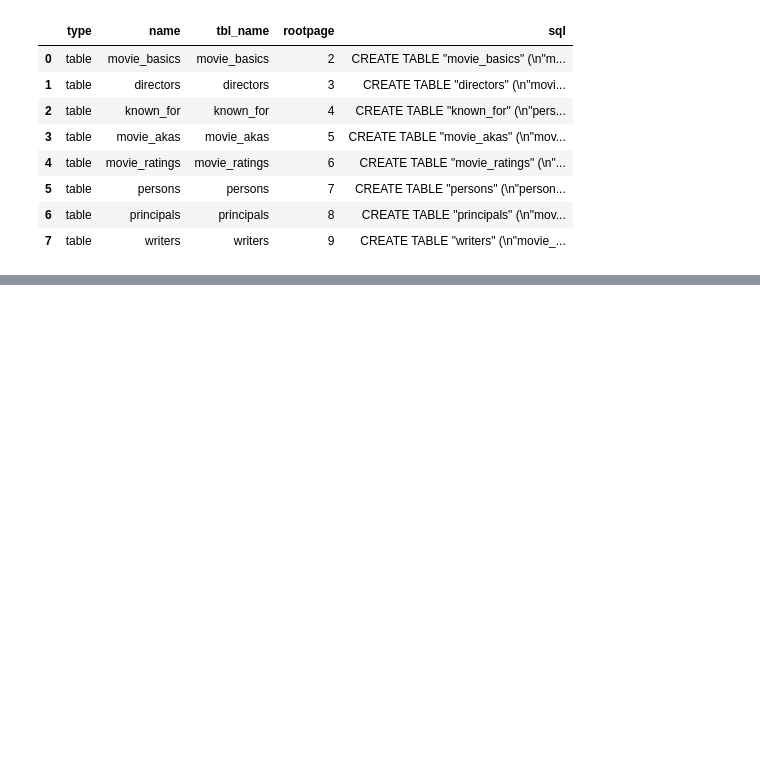
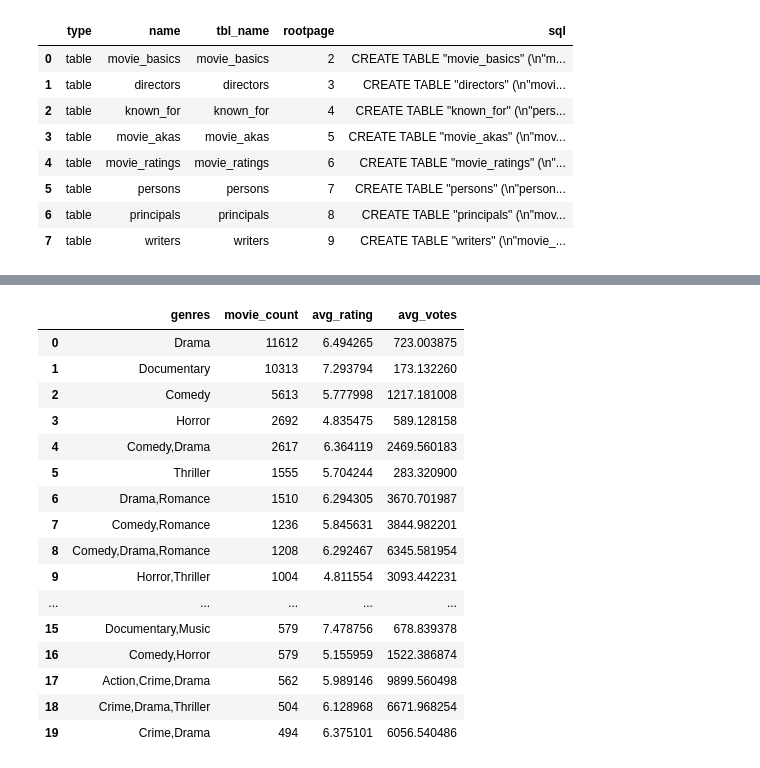
Before and after one commit to judyk47/dsc-sql-summative-lab, a Jupyter notebook: SQLSummativeLab.ipynb, the cells around one changed output, grey strips where cells are left out. Saved outputs shown, nothing was run; the diff lists cells and outputs as text; code cells hidden in the pictures; blank space fills up the shorter version.

```diff
--- a/SQLSummativeLab.ipynb
+++ b/SQLSummativeLab.ipynb
@@ -421,0 +419,16 @@ None
+# %%
+# Begin your code here
+# importing and connecting the database
+
+import zipfile
+import sqlite3
+import pandas as pd
+import matplotlib.pyplot as plt
+
+zip_file_path = 'im.db.zip'
+extract_to_path = './'
+
+with zipfile.ZipFile(zip_file_path, 'r') as zip_ref:
+    zip_ref.extractall(extract_to_path)
+
+conn4 = sqlite3.connect('im.db')
@@ -421,0 +460,32 @@ None
+# %%
+# genre and rating overview for 2010 - 2019
+
+genre_overview = """
+SELECT genres, COUNT(*) AS movie_count, AVG(averagerating) AS avg_rating, AVG(numvotes) AS avg_votes
+FROM movie_basics mb
+JOIN movie_ratings mr ON mb.movie_id = mr.movie_id
+WHERE start_year <= 2019 AND genres IS NOT NULL AND averagerating IS NOT NULL
+GROUP BY genres
+ORDER BY movie_count DESC
+LIMIT 20;
+"""
+genre_overview = pd.read_sql(genre_overview_query, conn4)
+genre_overview
+# %% [output]
+|  | genres | movie_count | avg_rating | avg_votes |
+| 0 | Drama | 11612 | 6.494265 | 723.003875 |
+| 1 | Documentary | 10313 | 7.293794 | 173.132260 |
+| 2 | Comedy | 5613 | 5.777998 | 1217.181008 |
+| 3 | Horror | 2692 | 4.835475 | 589.128158 |
+| 4 | Comedy,Drama | 2617 | 6.364119 | 2469.560183 |
+| 5 | Thriller | 1555 | 5.704244 | 283.320900 |
+| 6 | Drama,Romance | 1510 | 6.294305 | 3670.701987 |
+| 7 | Comedy,Romance | 1236 | 5.845631 | 3844.982201 |
+| 8 | Comedy,Drama,Romance | 1208 | 6.292467 | 6345.581954 |
+| 9 | Horror,Thriller | 1004 | 4.811554 | 3093.442231 |
+| ... | ... | ... | ... | ... |
+| 15 | Documentary,Music | 579 | 7.478756 | 678.839378 |
+| 16 | Comedy,Horror | 579 | 5.155959 | 1522.386874 |
+| 17 | Action,Crime,Drama | 562 | 5.989146 | 9899.560498 |
+| 18 | Crime,Drama,Thriller | 504 | 6.128968 | 6671.968254 |
+| 19 | Crime,Drama | 494 | 6.375101 | 6056.540486 |
```
Also changed, not shown: parts of 6 cells of this notebook.
